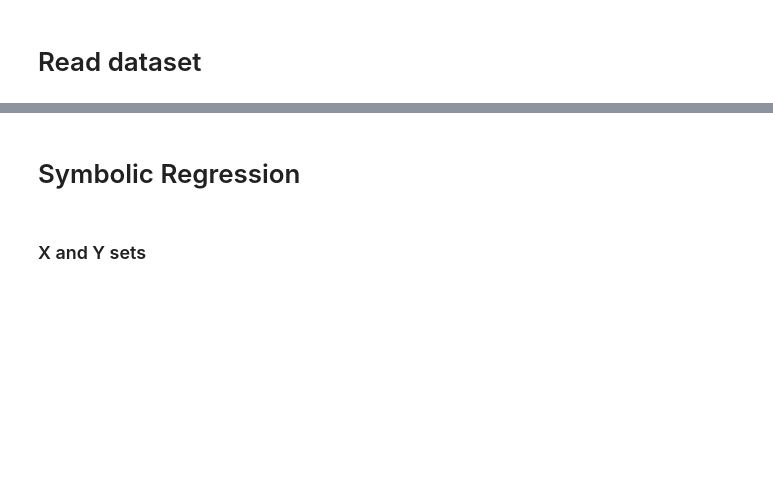
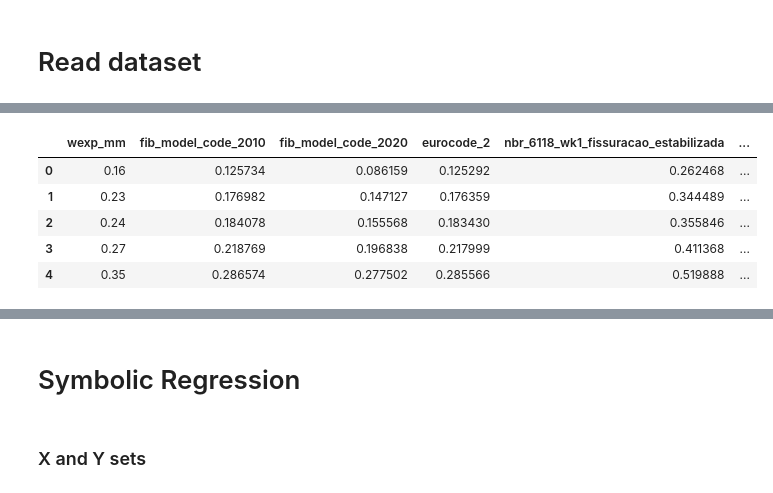
Before and after one commit to wmpjrufg/crack_prediction_symbolic_regression, a Jupyter notebook: psr_model_predict.ipynb, the cells around one changed output, grey strips where cells are left out. Drawn from its saved outputs; the diff is of its cells as text; code cells hidden in the pictures; blank space fills up the shorter version.

```diff
--- a/psr_model_predict.ipynb
+++ b/psr_model_predict.ipynb
@@ -39,3 +42,12 @@ df.head()
 | 2 | NaN | 20.0 | 2 | 126.0 | 4.120341 | ... |
 | 3 | NaN | 20.0 | 2 | 126.0 | 4.120341 | ... |
 | 4 | NaN | 20.0 | 2 | 126.0 | 4.120341 | ... |
+# %%
+df2.head()
+# %% [output]
+|  | wexp_mm | fib_model_code_2010 | fib_model_code_2020 | eurocode_2 | nbr_6118_wk1_fissuracao_estabilizada | ... |
+| 0 | 0.16 | 0.125734 | 0.086159 | 0.125292 | 0.262468 | ... |
+| 1 | 0.23 | 0.176982 | 0.147127 | 0.176359 | 0.344489 | ... |
+| 2 | 0.24 | 0.184078 | 0.155568 | 0.183430 | 0.355846 | ... |
+| 3 | 0.27 | 0.218769 | 0.196838 | 0.217999 | 0.411368 | ... |
+| 4 | 0.35 | 0.286574 | 0.277502 | 0.285566 | 0.519888 | ... |
```
Also changed, not shown: parts of 15 cells of this notebook, 3 other files.
